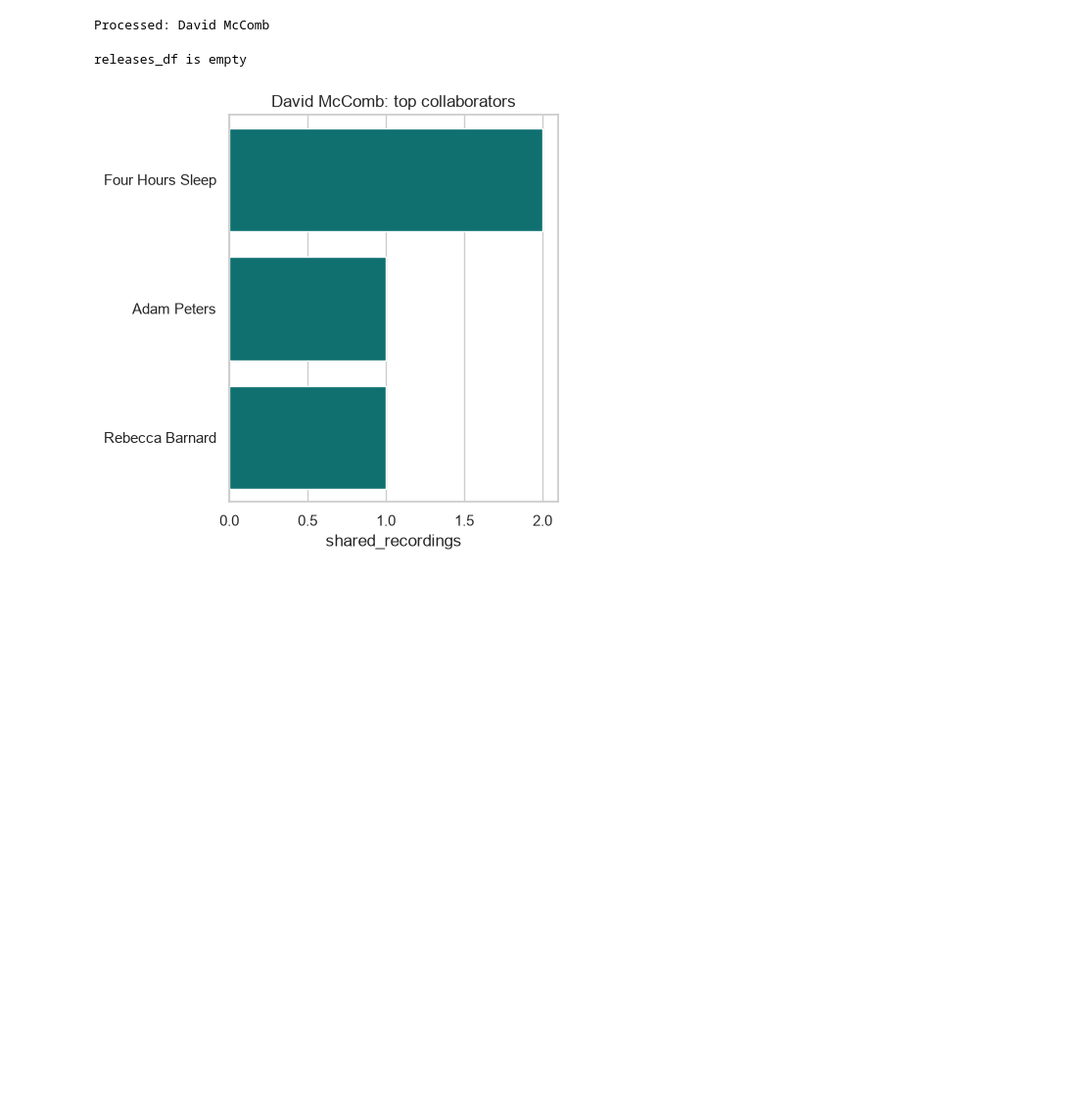
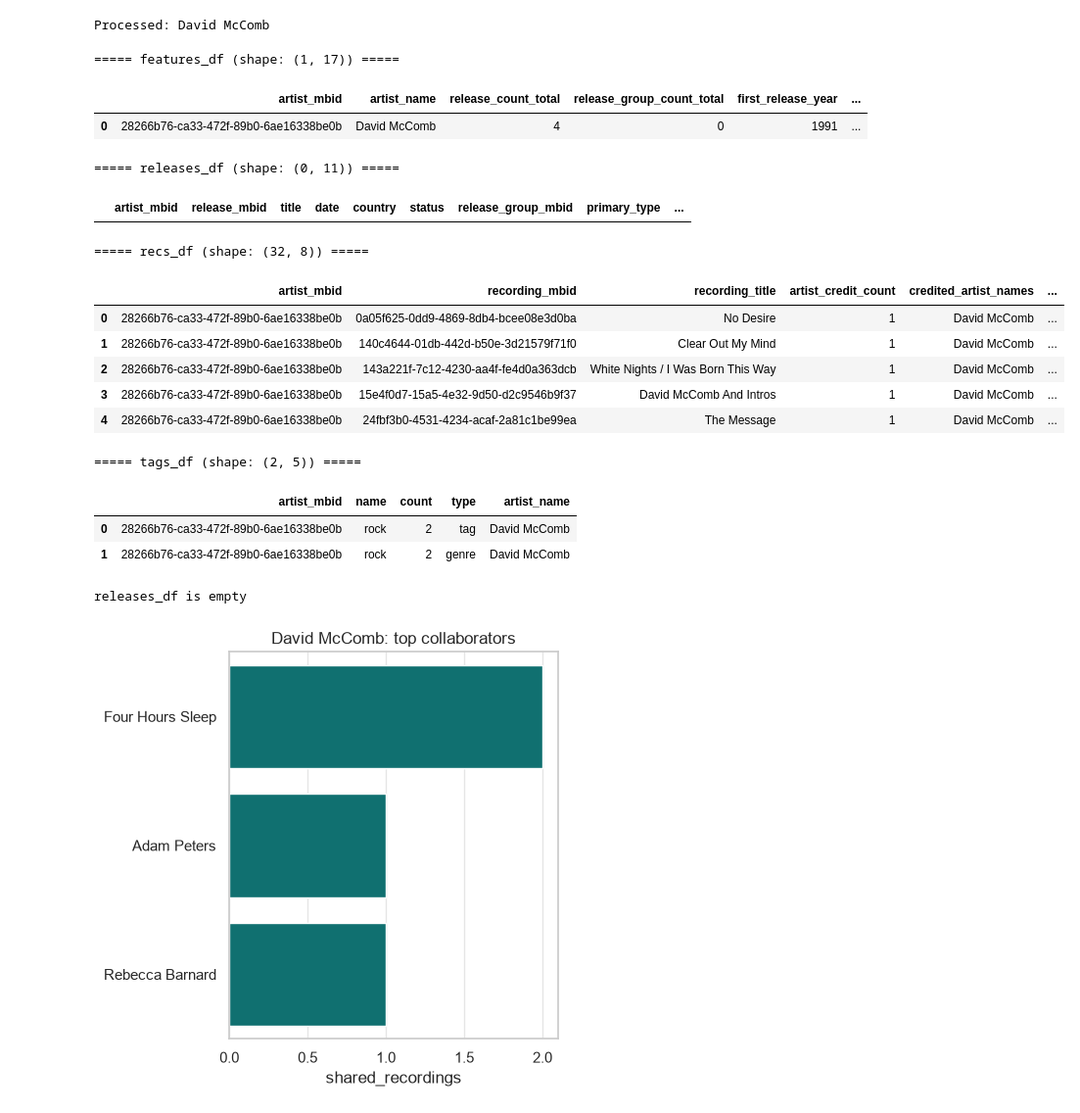
Before and after one commit to sidmoor/Predicting-Breakout-Success-of-Emerging-Artists, a Jupyter notebook: Braden - EDA.ipynb, the cells around one changed output. Shown at 98% size. Saved outputs shown, nothing was run; the diff lists cells and outputs as text; code cells hidden in the pictures; blank space fills up the shorter version.

Commit message:
Uploading some initial analysis of the musicbrainz data files.

```diff
--- a/Braden - EDA.ipynb
+++ b/Braden - EDA.ipynb
@@ -310,41 +310,90 @@ if not features_df.empty and not releases_df.empty:
             "release_count_total", "release_group_count_total",
             "first_release_year", "last_release_year",
             "album_count", "single_count", "ep_count"
         }
     ]
 
     features_df = (
         features_df[non_release_cols]
         .merge(us_release_feats, on=["artist_mbid", "artist_name"], how="left")
         .fillna({
             "release_count_total": 0,
             "release_group_count_total": 0,
             "album_count": 0,
             "single_count": 0,
             "ep_count": 0
         })
     )
 
-# for name, df in [
-#     ("features_df", features_df),
-#     ("releases_df", releases_df),
-#     ("recs_df", recs_df),
-#     ("tags_df", tags_df),
-# ]:
-#     print(f"\n===== {name} (shape: {df.shape}) =====")
-#     display(df.head())
+for name, df in [
+    ("features_df", features_df),
+    ("releases_df", releases_df),
+    ("recs_df", recs_df),
+    ("tags_df", tags_df),
+]:
+    print(f"\n===== {name} (shape: {df.shape}) =====")
+    display(df.head())
+
+    import pandas as pd
+import numpy as np
+
+def listen_growth(listens_df, snapshot_date, window_days=90):
+    """
+    Growth of each artist's listens: last `window_days` vs. the `window_days` before that.
+    Only uses listens up to snapshot_date, so it avoids leakage.
+    """
+    df = listens_df.copy()
+    df["listened_at"] = pd.to_datetime(df["listened_at"], unit="s", utc=True)
+    snap = pd.Timestamp(snapshot_date, tz="UTC")
+
+    recent_start = snap - pd.Timedelta(days=window_days)
+    prior_start = snap - pd.Timedelta(days=2 * window_days)
+
+    recent = df[(df["listened_at"] > recent_start) & (df["listened_at"] <= snap)]
+    prior = df[(df["listened_at"] > prior_start) & (df["listened_at"] <= recent_start)]
+
+    out = pd.DataFrame({
+        "recent_listens": recent.groupby("artist_name").size(),
+        "prior_listens": prior.groupby("artist_name").size(),
+    }).fillna(0)
+
+    # Simple percent growth; +1 smoothing avoids dividing by zero for new artists
+    out["growth_pct"] = (out["recent_listens"] - out["prior_listens"]) / (out["prior_listens"] + 1)
+    # Log ratio is more stable for skewed counts
+    out["log_growth"] = np.log1p(out["recent_listens"]) - np.log1p(out["prior_listens"])
+    return out.reset_index()
+
+growth_3m = listen_growth(listens_df, snapshot_date="2026-10-01", window_days=90)
+growth_6m = listen_growth(listens_df, snapshot_date="2026-10-01", window_days=180)
 
 # print("features_df")
 # display(features_df.head())
 #
 # print("releases_df")
 # display(releases_df.head())
 #
 # print("recs_df")
 # display(recs_df.head())
 #
 # print("tags_df")
 # display(tags_df.head())
+# %% [output]
+===== features_df (shape: (1, 17)) =====
+|  | artist_mbid | artist_name | release_count_total | release_group_count_total | first_release_year | ... |
+| 0 | 28266b76-ca33-472f-89b0-6ae16338be0b | David McComb | 4 | 0 | 1991 | ... |
+===== releases_df (shape: (0, 11)) =====
+|  | artist_mbid | release_mbid | title | date | country | status | release_group_mbid | primary_type | ... |
+===== recs_df (shape: (32, 8)) =====
+|  | artist_mbid | recording_mbid | recording_title | artist_credit_count | credited_artist_names | ... |
+| 0 | 28266b76-ca33-472f-89b0-6ae16338be0b | 0a05f625-0dd9-4869-8db4-bcee08e3d0ba | No Desire | 1 | David McComb | ... |
+| 1 | 28266b76-ca33-472f-89b0-6ae16338be0b | 140c4644-01db-442d-b50e-3d21579f71f0 | Clear Out My Mind | 1 | David McComb | ... |
+| 2 | 28266b76-ca33-472f-89b0-6ae16338be0b | 143a221f-7c12-4230-aa4f-fe4d0a363dcb | White Nights / I Was Born This Way | 1 | David McComb | ... |
+| 3 | 28266b76-ca33-472f-89b0-6ae16338be0b | 15e4f0d7-15a5-4e32-9d50-d2c9546b9f37 | David McComb And Intros | 1 | David McComb | ... |
+| 4 | 28266b76-ca33-472f-89b0-6ae16338be0b | 24fbf3b0-4531-4234-acaf-2a81c1be99ea | The Message | 1 | David McComb | ... |
+===== tags_df (shape: (2, 5)) =====
+|  | artist_mbid | name | count | type | artist_name |
+| 0 | 28266b76-ca33-472f-89b0-6ae16338be0b | rock | 2 | tag | David McComb |
+| 1 | 28266b76-ca33-472f-89b0-6ae16338be0b | rock | 2 | genre | David McComb |
 # %%
 import matplotlib.pyplot as plt
 import seaborn as sns
```
Also changed, not shown: 2 other files.
